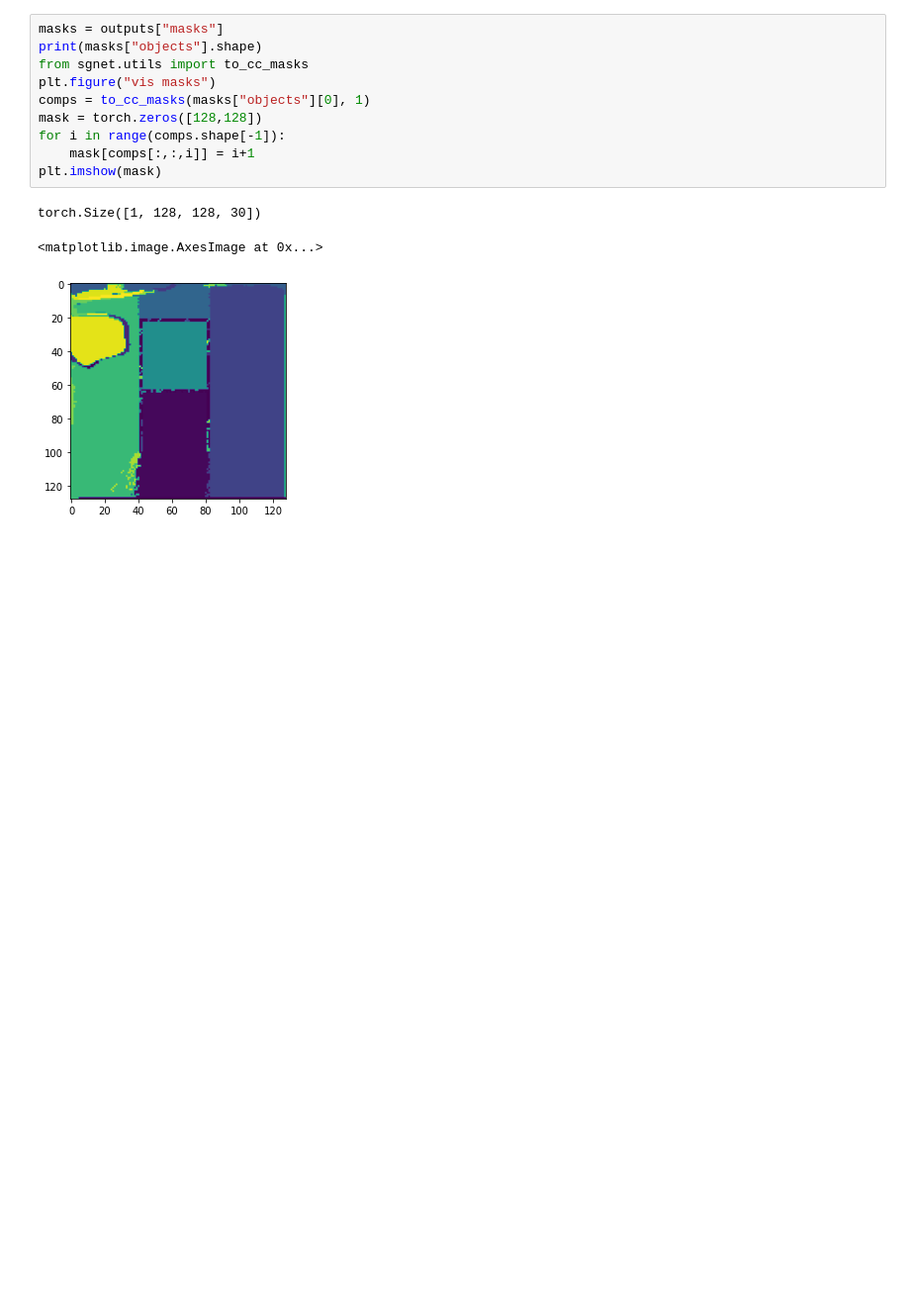
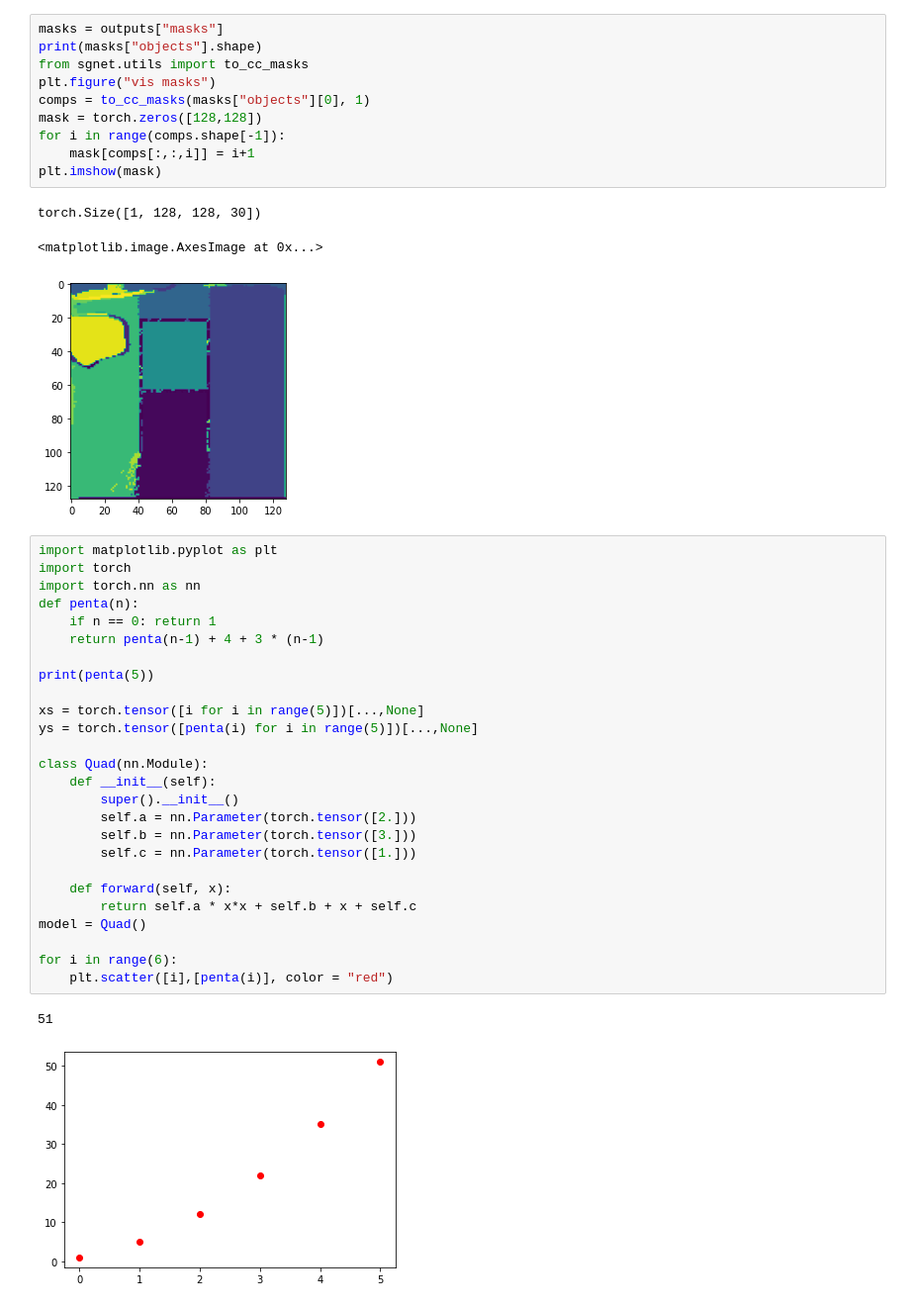
Before and after one commit to ZongjingLi/GroupNet, a Jupyter notebook: boundary.ipynb, the cells around one changed output. Shown at 99% size. Saved outputs shown, nothing was run; the diff lists cells and outputs as text; blank space fills up the shorter version.

```diff
--- a/boundary.ipynb
+++ b/boundary.ipynb
@@ -115,3 +115,32 @@ plt.imshow(mask)
 torch.Size([1, 128, 128, 30])
 <matplotlib.image.AxesImage at 0x...>
 [figure]
+# %%
+import matplotlib.pyplot as plt
+import torch
+import torch.nn as nn
+def penta(n):
+    if n == 0: return 1
+    return penta(n-1) + 4 + 3 * (n-1)
+
+print(penta(5))
+
+xs = torch.tensor([i for i in range(5)])[...,None]
+ys = torch.tensor([penta(i) for i in range(5)])[...,None]
+
+class Quad(nn.Module):
+    def __init__(self):
+        super().__init__()
+        self.a = nn.Parameter(torch.tensor([2.]))
+        self.b = nn.Parameter(torch.tensor([3.]))
+        self.c = nn.Parameter(torch.tensor([1.]))
+
+    def forward(self, x):
+        return self.a * x*x + self.b + x + self.c
+model = Quad()
+
+for i in range(6):
+    plt.scatter([i],[penta(i)], color = "red")
+# %% [output]
+51
+[figure, added]
```
Also changed, not shown: parts of 2 cells of this notebook, 3 other files.
